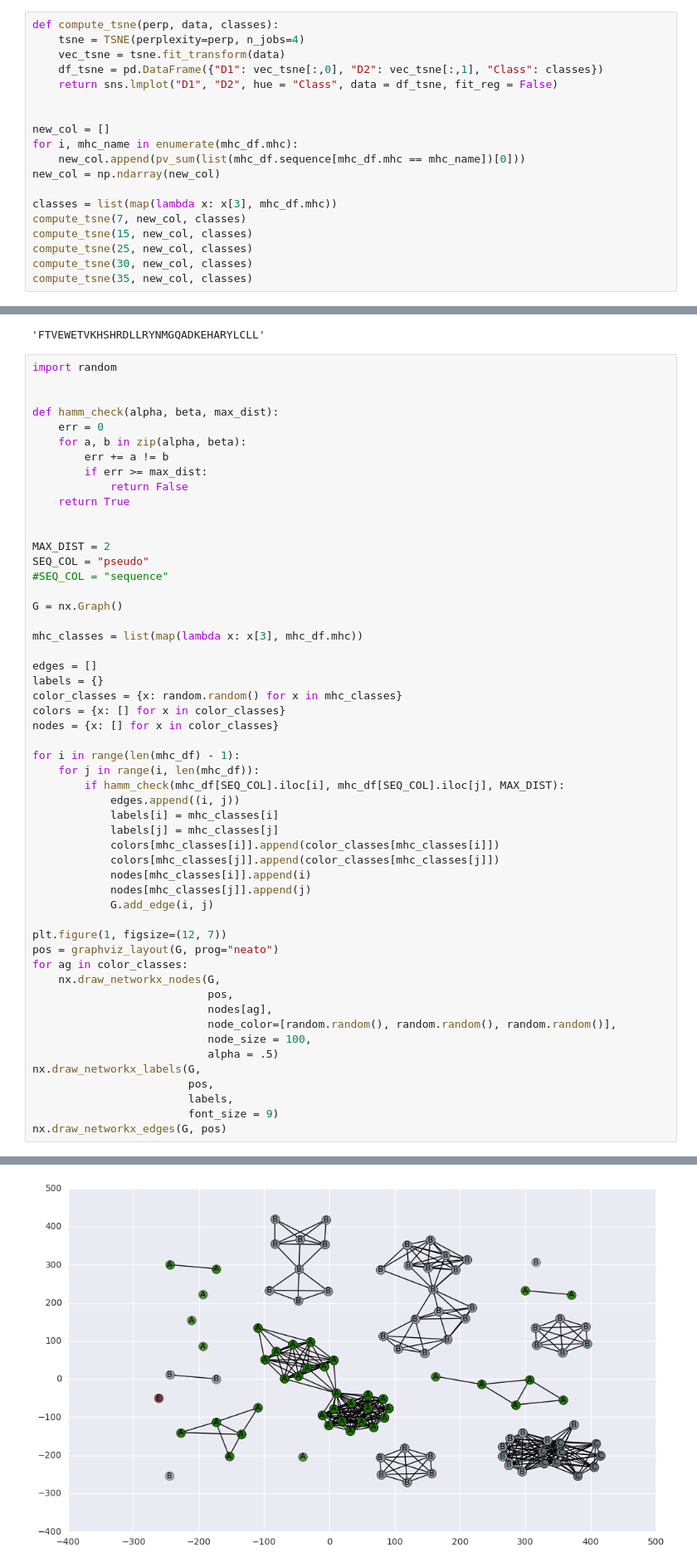
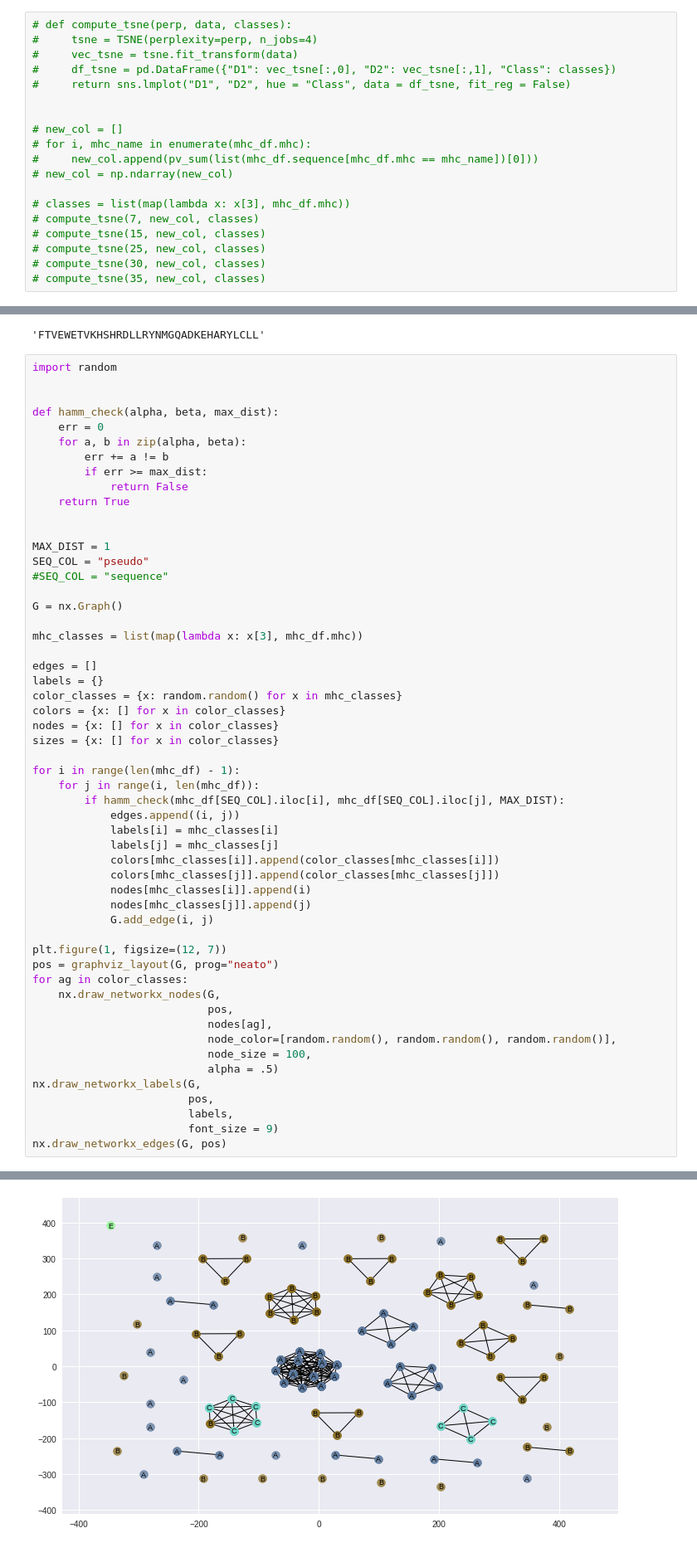
Before and after one commit to imminfo/mhc, a Jupyter notebook: clustering.ipynb, the cells around one changed output, grey strips where cells are left out. Shown: that part at 83% size. Cells and saved outputs as stored; diff of their text form.

```diff
--- a/clustering.ipynb
+++ b/clustering.ipynb
@@ -122,21 +122,21 @@ human_data.shape
 # %% [output]
 (116625, 200)
 # %%
-def compute_tsne(perp, data, classes):
-    tsne = TSNE(perplexity=perp, n_jobs=4)
-    vec_tsne = tsne.fit_transform(data)
-    df_tsne = pd.DataFrame({"D1": vec_tsne[:,0], "D2": vec_tsne[:,1], "Class": classes})
-    return sns.lmplot("D1", "D2", hue = "Class", data = df_tsne, fit_reg = False)
+# def compute_tsne(perp, data, classes):
+#     tsne = TSNE(perplexity=perp, n_jobs=4)
+#     vec_tsne = tsne.fit_transform(data)
+#     df_tsne = pd.DataFrame({"D1": vec_tsne[:,0], "D2": vec_tsne[:,1], "Class": classes})
+#     return sns.lmplot("D1", "D2", hue = "Class", data = df_tsne, fit_reg = False)
 
 
-new_col = []
-for i, mhc_name in enumerate(mhc_df.mhc):
-    new_col.append(pv_sum(list(mhc_df.sequence[mhc_df.mhc == mhc_name])[0]))
-new_col = np.ndarray(new_col)
+# new_col = []
+# for i, mhc_name in enumerate(mhc_df.mhc):
+#     new_col.append(pv_sum(list(mhc_df.sequence[mhc_df.mhc == mhc_name])[0]))
+# new_col = np.ndarray(new_col)
 
-classes = list(map(lambda x: x[3], mhc_df.mhc))
-compute_tsne(7, new_col, classes)
-compute_tsne(15, new_col, classes)
-compute_tsne(25, new_col, classes)
-compute_tsne(30, new_col, classes)
-compute_tsne(35, new_col, classes)
+# classes = list(map(lambda x: x[3], mhc_df.mhc))
+# compute_tsne(7, new_col, classes)
+# compute_tsne(15, new_col, classes)
+# compute_tsne(25, new_col, classes)
+# compute_tsne(30, new_col, classes)
+# compute_tsne(35, new_col, classes)
@@ -177,7 +176,7 @@ def hamm_check(alpha, beta, max_dist):
     return True
 
 
-MAX_DIST = 2
+MAX_DIST = 1
 SEQ_COL = "pseudo"
 #SEQ_COL = "sequence"
 
@@ -190,33 +189,34 @@ labels = {}
 color_classes = {x: random.random() for x in mhc_classes}
 colors = {x: [] for x in color_classes}
 nodes = {x: [] for x in color_classes}
+sizes = {x: [] for x in color_classes}
 
 for i in range(len(mhc_df) - 1):
     for j in range(i, len(mhc_df)):
         if hamm_check(mhc_df[SEQ_COL].iloc[i], mhc_df[SEQ_COL].iloc[j], MAX_DIST):
             edges.append((i, j))
             labels[i] = mhc_classes[i]
             labels[j] = mhc_classes[j]
             colors[mhc_classes[i]].append(color_classes[mhc_classes[i]])
             colors[mhc_classes[j]].append(color_classes[mhc_classes[j]])
             nodes[mhc_classes[i]].append(i)
             nodes[mhc_classes[j]].append(j)
             G.add_edge(i, j)
 
 plt.figure(1, figsize=(12, 7))
 pos = graphviz_layout(G, prog="neato")
 for ag in color_classes:
     nx.draw_networkx_nodes(G,
                            pos,
                            nodes[ag],
                            node_color=[random.random(), random.random(), random.random()],
                            node_size = 100,
                            alpha = .5)
 nx.draw_networkx_labels(G,
                         pos,
                         labels,
                         font_size = 9)
 nx.draw_networkx_edges(G, pos)
 # %% [output]
 <matplotlib.collections.LineCollection at 0x...>
-[figure, old version]
+[figure, new version]
```
Also changed, not shown: parts of 2 cells of this notebook, 27 other files.
